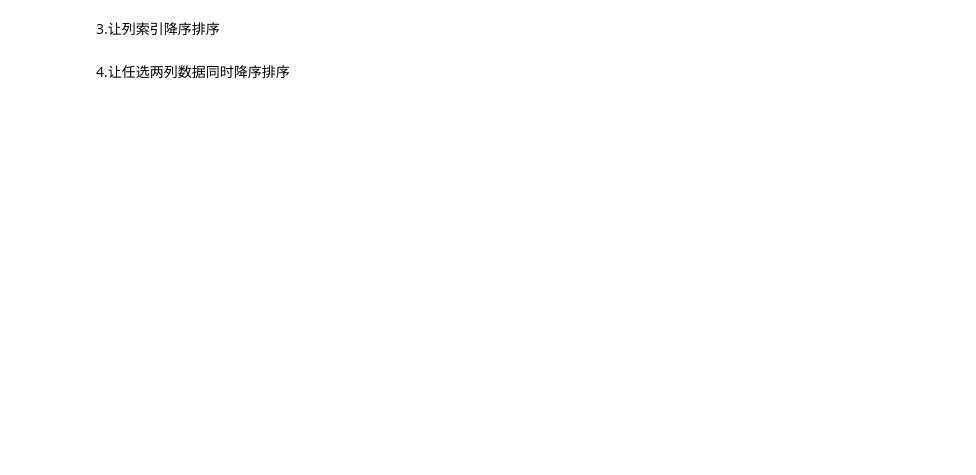
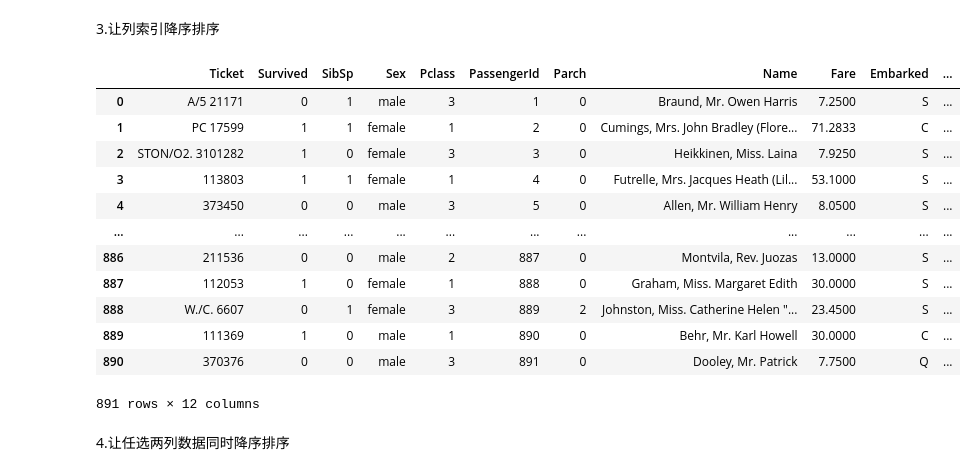
Before and after one commit to indix7/hands-on-data-analysis, a Jupyter notebook: 第一单元项目集合/第一章：第三节探索性数据分析-课程.ipynb, the cells around one changed output. Saved outputs shown, nothing was run; the diff lists cells and outputs as text; code cells hidden in the pictures; blank space fills up the shorter version.

```diff
--- a/第一单元项目集合/第一章：第三节探索性数据分析-课程.ipynb
+++ b/第一单元项目集合/第一章：第三节探索性数据分析-课程.ipynb
@@ -82,2 +110,19 @@ data.sort_values(by="Age")
+# %%
+#代码
+data.sort_index(ascending=False, axis=1)
+# %% [output]
+|  | Ticket | Survived | SibSp | Sex | Pclass | PassengerId | Parch | Name | Fare | Embarked | ... |
+| 0 | A/5 21171 | 0 | 1 | male | 3 | 1 | 0 | Braund, Mr. Owen Harris | 7.2500 | S | ... |
+| 1 | PC 17599 | 1 | 1 | female | 1 | 2 | 0 | Cumings, Mrs. John Bradley (Flore... | 71.2833 | C | ... |
+| 2 | STON/O2. 3101282 | 1 | 0 | female | 3 | 3 | 0 | Heikkinen, Miss. Laina | 7.9250 | S | ... |
+| 3 | 113803 | 1 | 1 | female | 1 | 4 | 0 | Futrelle, Mrs. Jacques Heath (Lil... | 53.1000 | S | ... |
+| 4 | 373450 | 0 | 0 | male | 3 | 5 | 0 | Allen, Mr. William Henry | 8.0500 | S | ... |
+| ... | ... | ... | ... | ... | ... | ... | ... | ... | ... | ... | ... |
+| 886 | 211536 | 0 | 0 | male | 2 | 887 | 0 | Montvila, Rev. Juozas | 13.0000 | S | ... |
+| 887 | 112053 | 1 | 0 | female | 1 | 888 | 0 | Graham, Miss. Margaret Edith | 30.0000 | S | ... |
+| 888 | W./C. 6607 | 0 | 1 | female | 3 | 889 | 2 | Johnston, Miss. Catherine Helen "... | 23.4500 | S | ... |
+| 889 | 111369 | 1 | 0 | male | 1 | 890 | 0 | Behr, Mr. Karl Howell | 30.0000 | C | ... |
+| 890 | 370376 | 0 | 0 | male | 3 | 891 | 0 | Dooley, Mr. Patrick | 7.7500 | Q | ... |
+891 rows × 12 columns
 # %% [markdown]
 4.让任选两列数据同时降序排序
```
Also changed, not shown: parts of 19 cells of this notebook.
